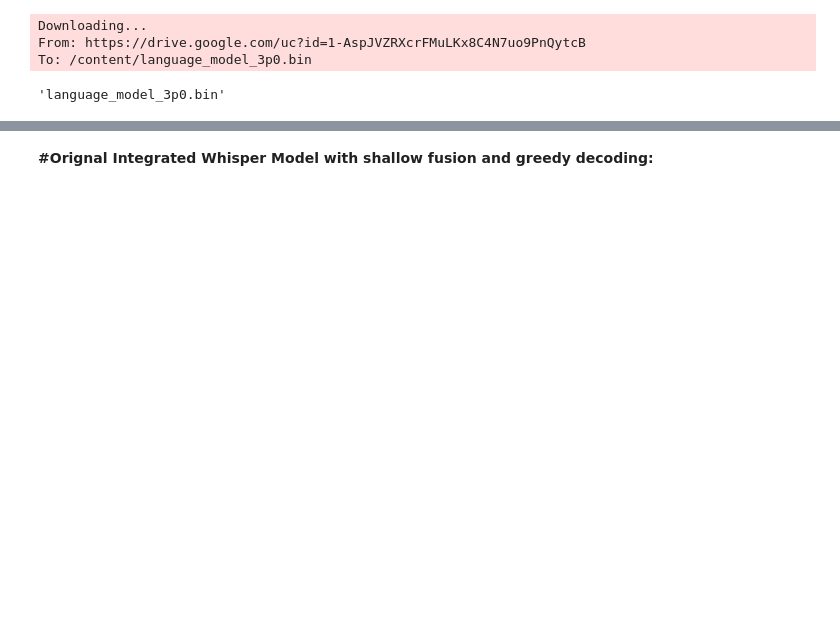
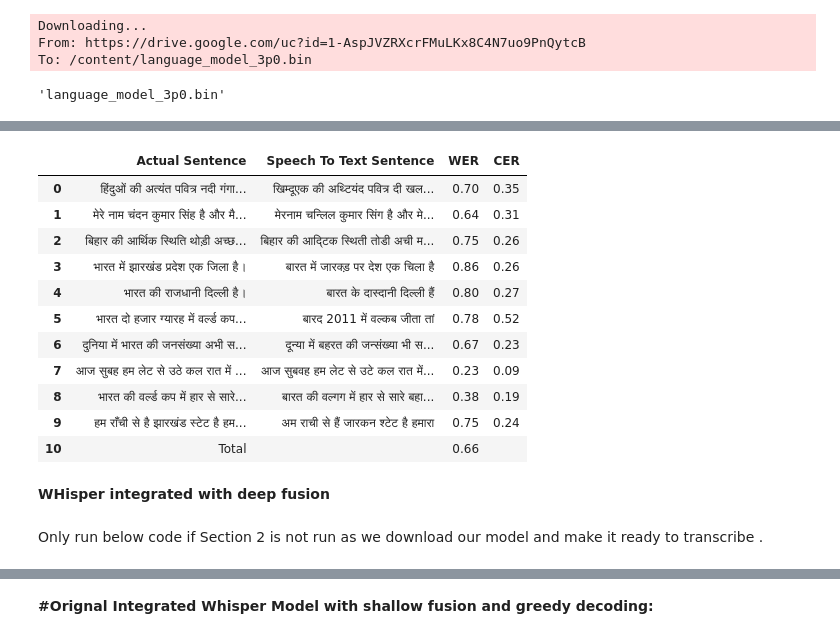
Before and after one commit to chandan110791/FinalHindiWhisper_Public, a Jupyter notebook: Whisper_LM_fusion_final.ipynb, the cells around one changed output, grey strips where cells are left out. Drawn from its saved outputs; the diff is of its cells as text; code cells hidden in the pictures; blank space fills up the shorter version.

```diff
--- a/Whisper_LM_fusion_final.ipynb
+++ b/Whisper_LM_fusion_final.ipynb
@@ -1351,0 +1326,3 @@ CER: 10.76 %
+# %%
+dataset = customDataset(split_test_datasets["test"])
+loader = torch.utils.data.DataLoader(dataset, batch_size=1)
@@ -1762,0 +1687,17 @@ ValueError: ignored
+# %%
+import whisper
+
+# Load the model
+model_orignal_whisper = whisper.load_model("small")  # Choose model size as needed
+
+# Dictionary to hold results
+orignal_whisper_results = {}
+
+# Transcribe each audio file
+for audio_file in resampled_files:
+    result = model_orignal_whisper.transcribe(audio_file, language="hi")
+    orignal_whisper_results[audio_file] = result["text"]
+
+# Print the results
+for audio_file, transcription in orignal_whisper_results.items():
+    print(f"{audio_file}: {transcription}")
@@ -1762,0 +1715,16 @@ ValueError: ignored
+# %%
+import whisper
+
+# Load the model
+model_orignal_whisper = whisper.load_model("small")  # Choose the model size as needed
+
+# Dictionary to hold results
+orignal_whisper_results = {}
+
+# Transcribe each audio file
+for audio_file in resampled_files:
+    result = model_orignal_whisper.transcribe(audio_file, language="hi")
+    # Store the transcription in the dictionary as a list
+    orignal_whisper_results[audio_file] = [result["text"]]
+
+# orignal_whisper_results now contains the audio file paths and their corresponding transcriptions in lists
@@ -1762,0 +1744,21 @@ ValueError: ignored
+# %%
+# Calculate WER and CER
+results_df  = calculate_wer_and_cer(transcriptions, orignal_whisper_results)
+display(HTML(results_df.to_html()))
+# %% [output]
+|  | Actual Sentence | Speech To Text Sentence | WER | CER |
+| 0 | हिंदुओं की अत्यंत पवित्र नदी गंगा... | खिम्दूएक की अथ्टियंद पवित्र दी खल... | 0.70 | 0.35 |
+| 1 | मेरे नाम चंदन कुमार सिंह है और मै... | मेरनाम चन्लिल कुमार सिंग है और मे... | 0.64 | 0.31 |
+| 2 | बिहार की आर्थिक स्थिति थोड़ी अच्छ... | बिहार की आद्टिक स्थिती तोडी अची म... | 0.75 | 0.26 |
+| 3 | भारत में झारखंड प्रदेश एक जिला है। | बारत में जारक्ड़ पर देश एक चिला है | 0.86 | 0.26 |
+| 4 | भारत की राजधानी दिल्ली है। | बारत के दास्दानी दिल्ली हैं | 0.80 | 0.27 |
+| 5 | भारत दो हजार ग्यारह में वर्ल्ड कप... | बारद 2011 में वल्कब जीता तां | 0.78 | 0.52 |
+| 6 | दुनिया में भारत की जनसंख्या अभी स... | दून्या में बहरत की जन्संख्या भी स... | 0.67 | 0.23 |
+| 7 | आज सुबह हम लेट से उठे कल रात में ... | आज सुबवह हम लेट से उटे कल रात में... | 0.23 | 0.09 |
+| 8 | भारत की वर्ल्ड कप में हार से सारे... | बारत की वल्गग में हार से सारे बहा... | 0.38 | 0.19 |
+| 9 | हम राँची से है झारखंड स्टेट है हम... | अम राची से हैं जारकन श्टेट है हमारा | 0.75 | 0.24 |
+| 10 | Total |  | 0.66 |  |
+# %% [markdown]
+**WHisper integrated with deep fusion**
+# %% [markdown]
+Only run below code if Section 2 is not run as we download our model and make it ready to transcribe .
```
Also changed, not shown: parts of 183 cells of this notebook, 2 other files.
